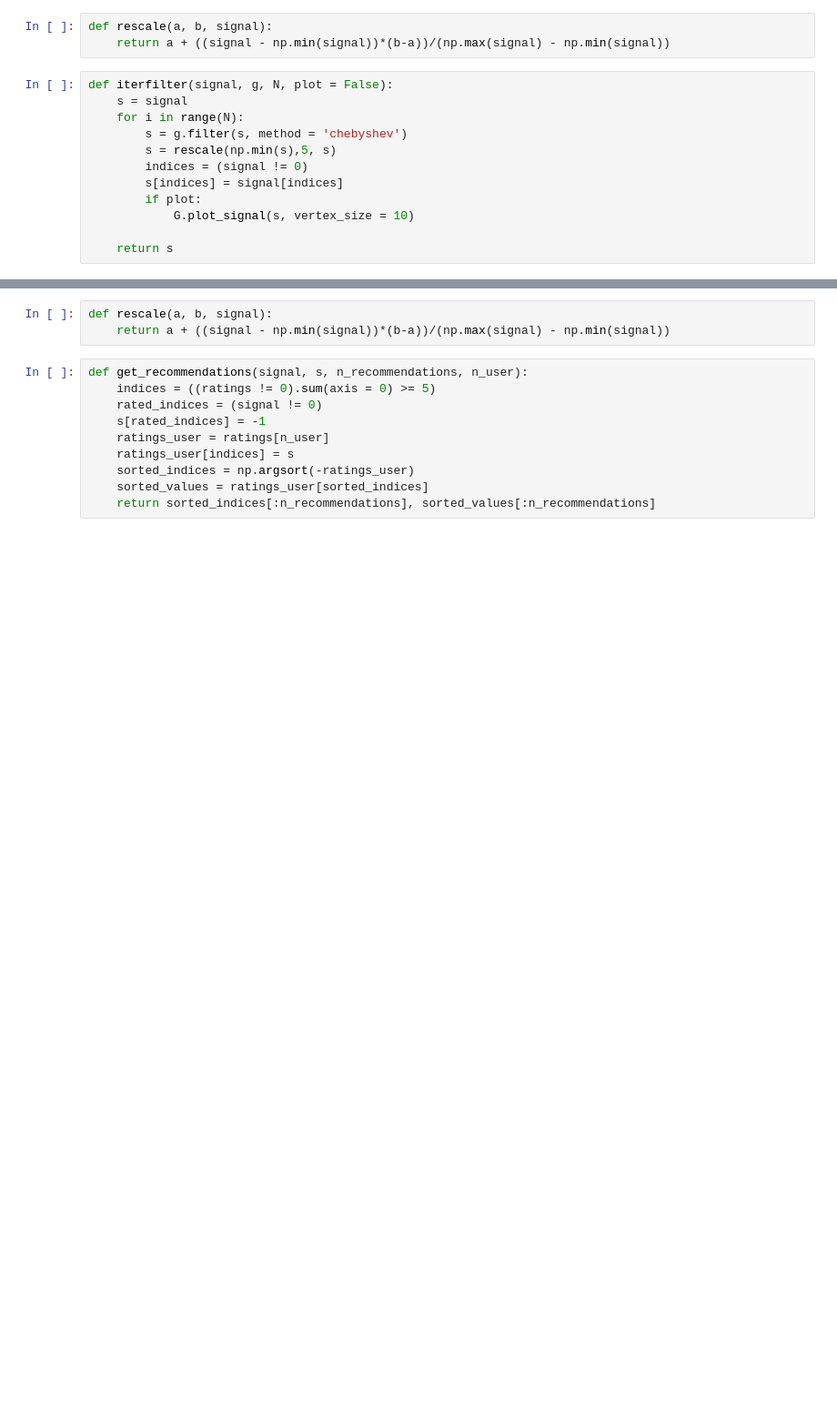
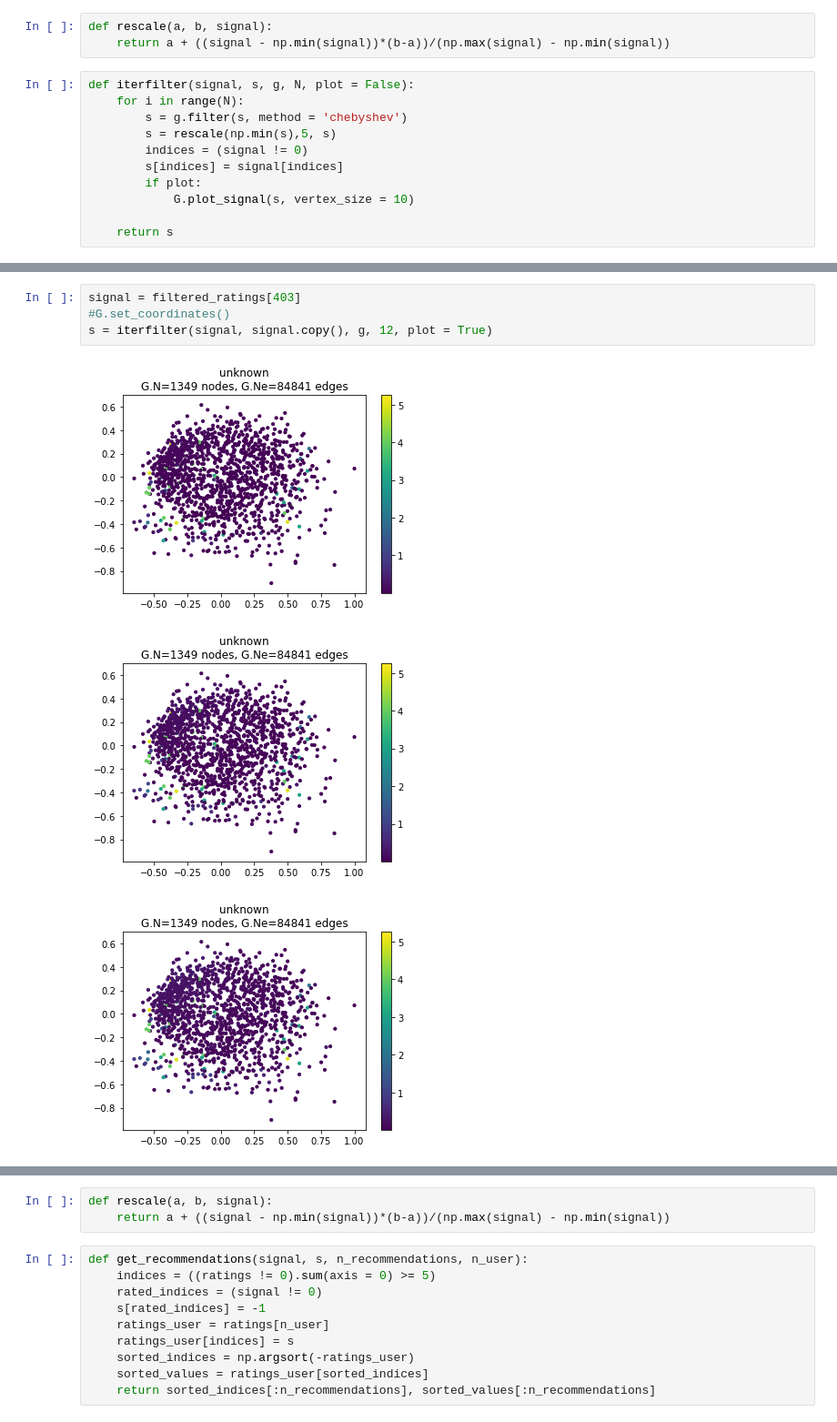
Before and after one commit to jlabhard/ntds_project_movielens, a Jupyter notebook: Untitled.ipynb, the cells around one changed output, grey strips where cells are left out. Shown at 91% size. Saved outputs shown, nothing was run; the diff lists cells and outputs as text; blank space fills up the shorter version.

```diff
--- a/Untitled.ipynb
+++ b/Untitled.ipynb
@@ -348,8 +353,7 @@ G.plot_signal(signal, vertex_size = 10)
 def rescale(a, b, signal):
     return a + ((signal - np.min(signal))*(b-a))/(np.max(signal) - np.min(signal))
 # %%
-def iterfilter(signal, g, N, plot = False):
-    s = signal
+def iterfilter(signal, s, g, N, plot = False):
     for i in range(N):
         s = g.filter(s, method = 'chebyshev')
         s = rescale(np.min(s),5, s)
@@ -435,0 +458,8 @@ Iteration: 29
+# %%
+signal = filtered_ratings[403]
+#G.set_coordinates()
+s = iterfilter(signal, signal.copy(), g, 12, plot = True)
+# %% [output]
+[figure, added]
+[figure, added]
+[figure, added]
```
Also changed, not shown: parts of 8 cells of this notebook.
